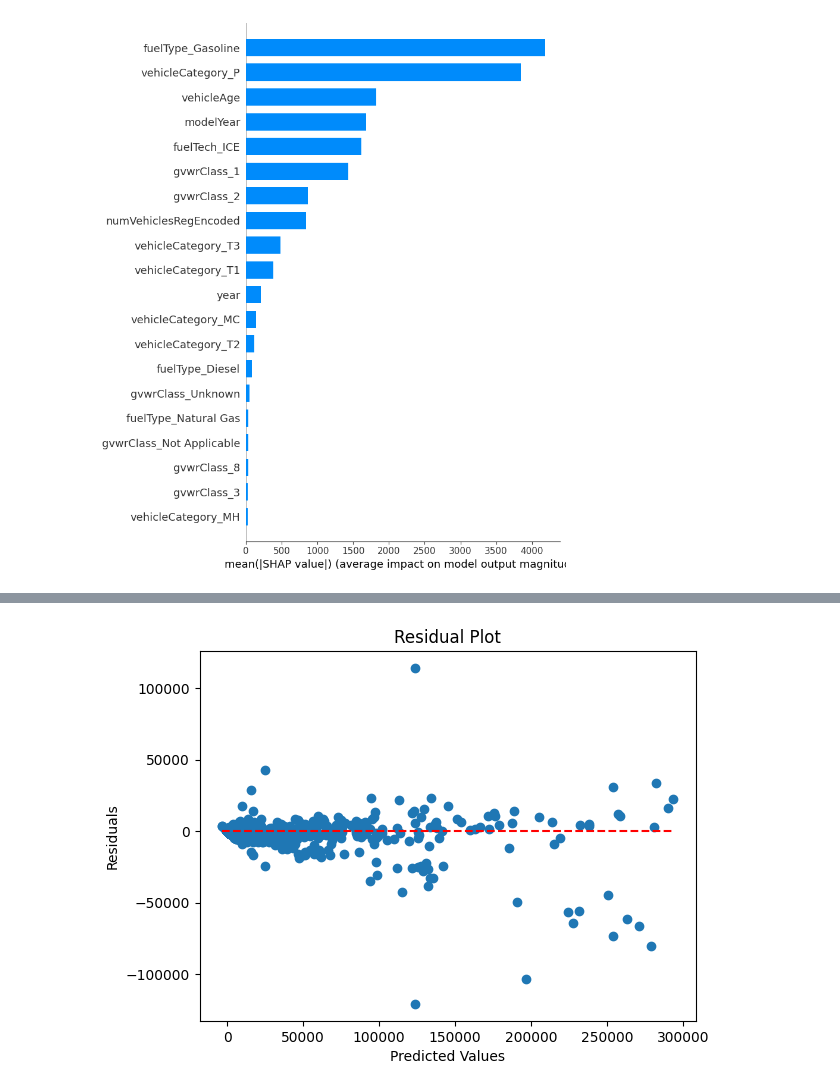
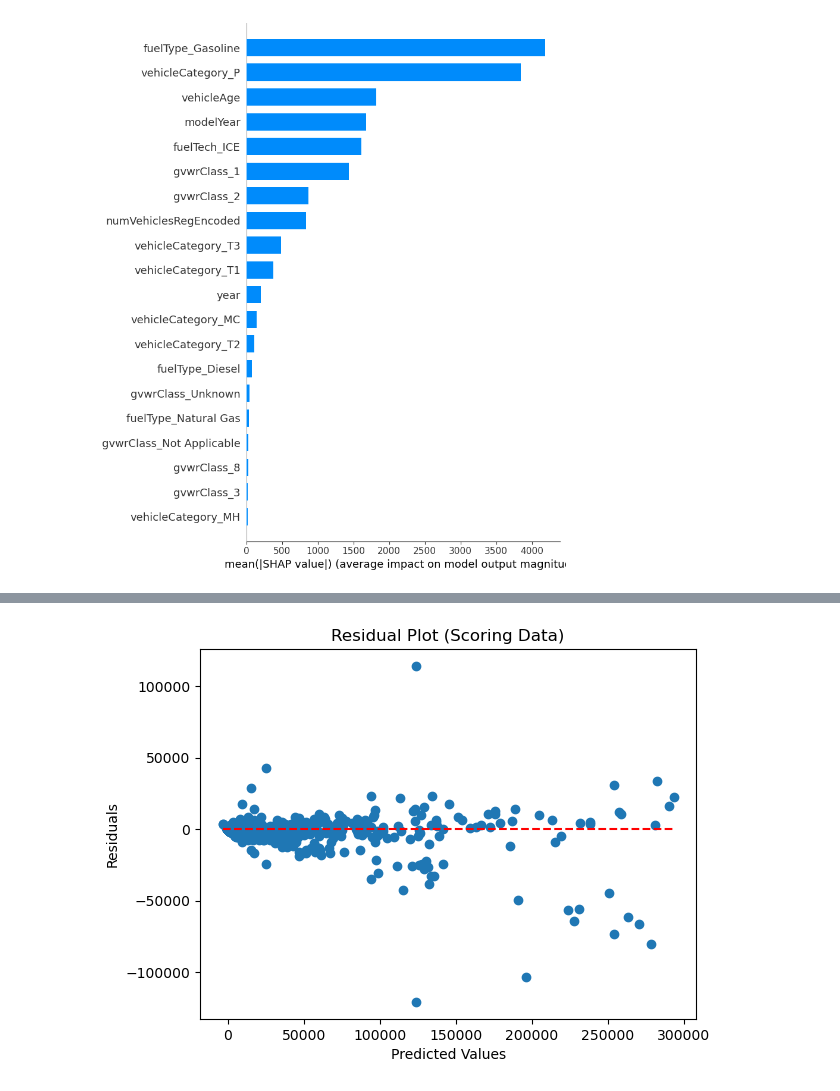
Before and after one commit to penguinumbrella/Rice-Datathon-2025, a Jupyter notebook: chevron_track/chevron_official.ipynb, the cells around one changed output, grey strips where cells are left out. Saved outputs shown, nothing was run; the diff lists cells and outputs as text; code cells hidden in the pictures.

```diff
--- a/chevron_track/chevron_official.ipynb
+++ b/chevron_track/chevron_official.ipynb
@@ -481,14 +489,14 @@ plt.show()
 # %%
 residuals = y_scoring_actual - y_scoring_pred
 
 plt.scatter(y_scoring_pred, residuals)
 plt.hlines(y=0, xmin=min(y_scoring_pred), xmax=max(y_scoring_pred), colors='r', linestyles='--')
 plt.xlabel('Predicted Values')
 plt.ylabel('Residuals')
-plt.title('Residual Plot')
+plt.title('Residual Plot (Scoring Data)')
 plt.show()
 # %% [output]
-[figure, old version]
+[figure, new version]
 # %%
 plt.figure(figsize=(10, 6))
 sns.histplot(y_scoring_actual, color='blue', kde=True, label='Actual Values', stat='density')
```
Also changed, not shown: parts of 39 cells of this notebook, 4 other files.
